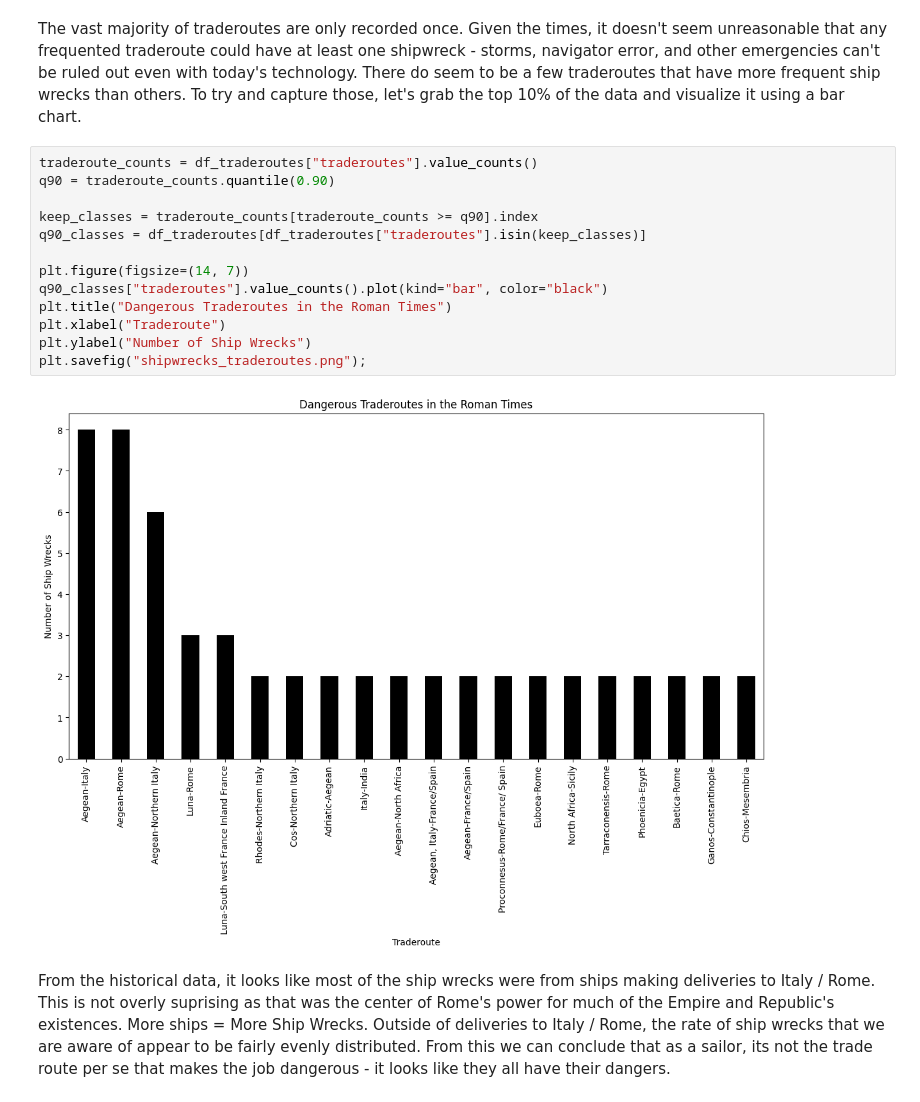
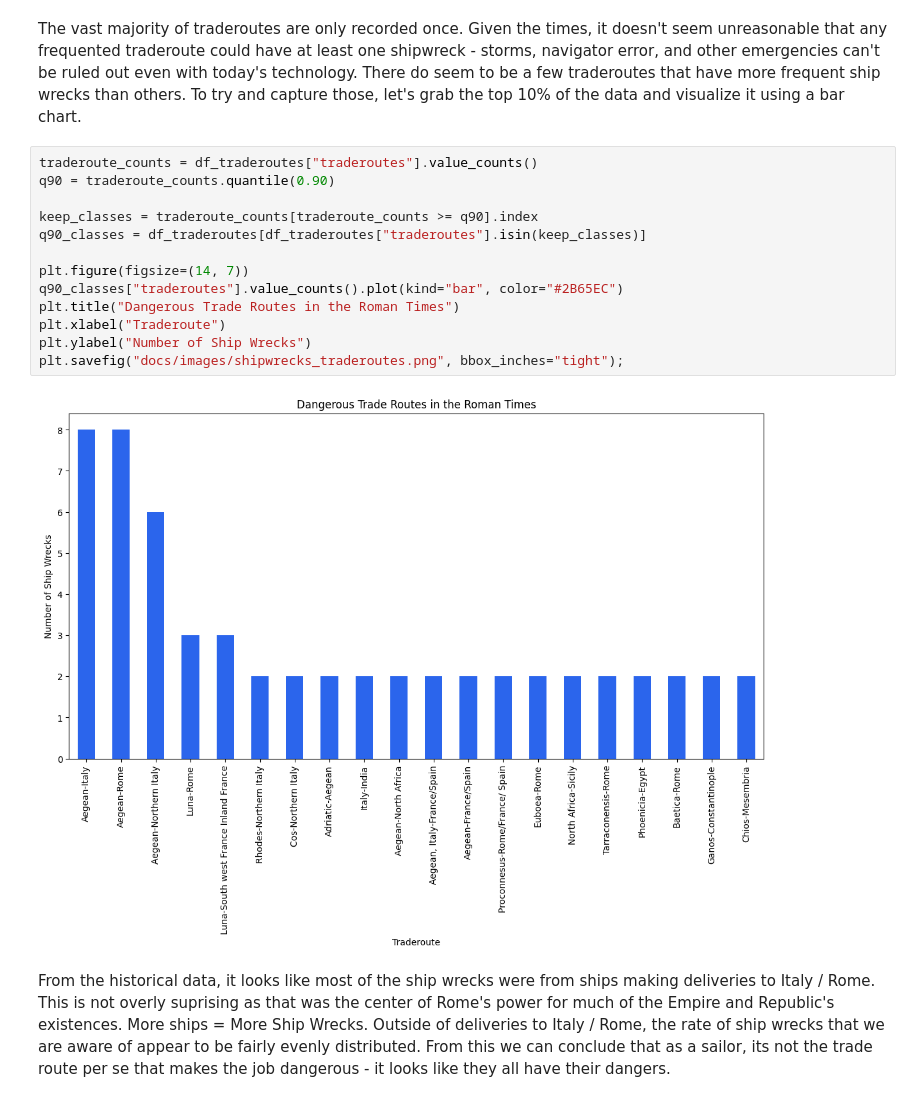
Before and after one commit to streklin/dsnd-project-1, a Jupyter notebook: most_dangerous_voyages.ipynb, the cells around one changed output. Cells and saved outputs as stored; diff of their text form.

```diff
--- a/most_dangerous_voyages.ipynb
+++ b/most_dangerous_voyages.ipynb
@@ -201,18 +201,18 @@ The vast majority of traderoutes are only recorded once. Given the times, it doe
 # %%
 traderoute_counts = df_traderoutes["traderoutes"].value_counts()
 q90 = traderoute_counts.quantile(0.90)
 
 keep_classes = traderoute_counts[traderoute_counts >= q90].index
 q90_classes = df_traderoutes[df_traderoutes["traderoutes"].isin(keep_classes)]
 
 plt.figure(figsize=(14, 7))
-q90_classes["traderoutes"].value_counts().plot(kind="bar", color="black")
-plt.title("Dangerous Traderoutes in the Roman Times")
+q90_classes["traderoutes"].value_counts().plot(kind="bar", color="#2B65EC")
+plt.title("Dangerous Trade Routes in the Roman Times")
 plt.xlabel("Traderoute")
 plt.ylabel("Number of Ship Wrecks")
-plt.savefig("shipwrecks_traderoutes.png");
+plt.savefig("docs/images/shipwrecks_traderoutes.png", bbox_inches="tight");
 # %% [output]
-[figure, old version]
+[figure, new version]
 # %% [markdown]
 From the historical data, it looks like most of the ship wrecks were from ships making deliveries to Italy / Rome. This is not overly suprising as that was the center of Rome's power for much of the Empire and Republic's existences. More ships = More Ship Wrecks. Outside of deliveries to Italy / Rome, the rate of ship wrecks that we are aware of appear to be fairly evenly distributed. From this we can conclude that as a sailor, its not the trade route per se that makes the job dangerous - it looks like they all have their dangers.
 # %% [markdown]
```
Also changed, not shown: parts of 7 cells of this notebook, 14 other files.
